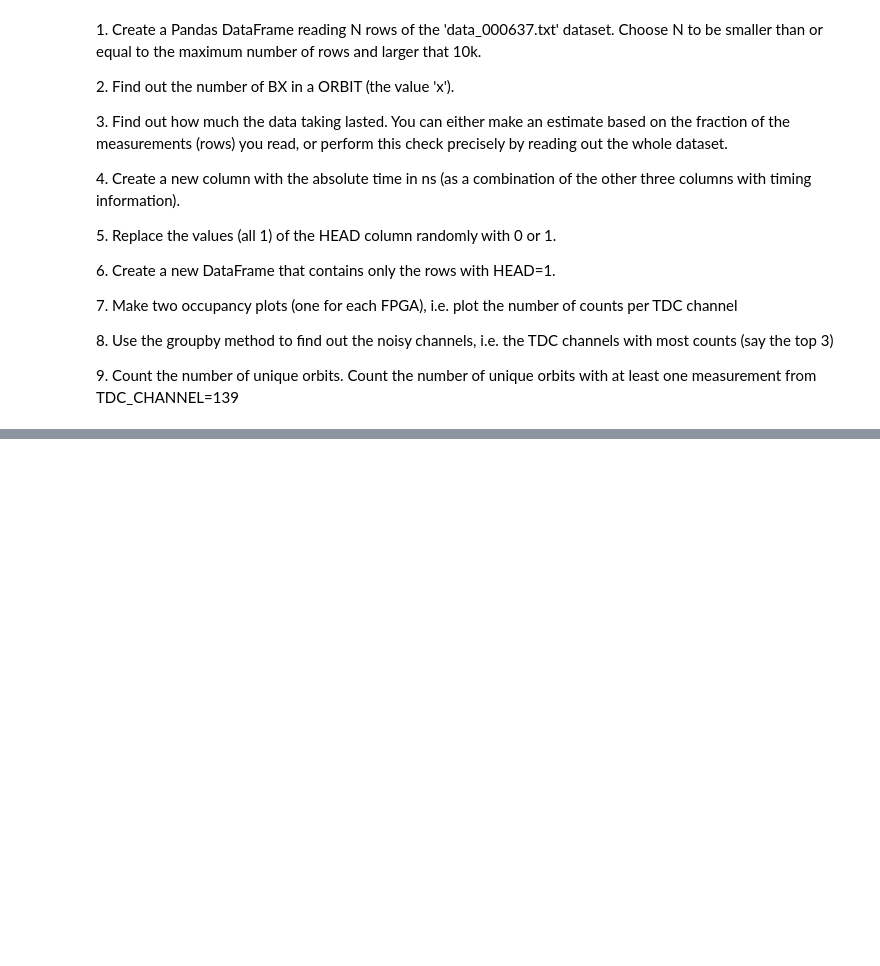
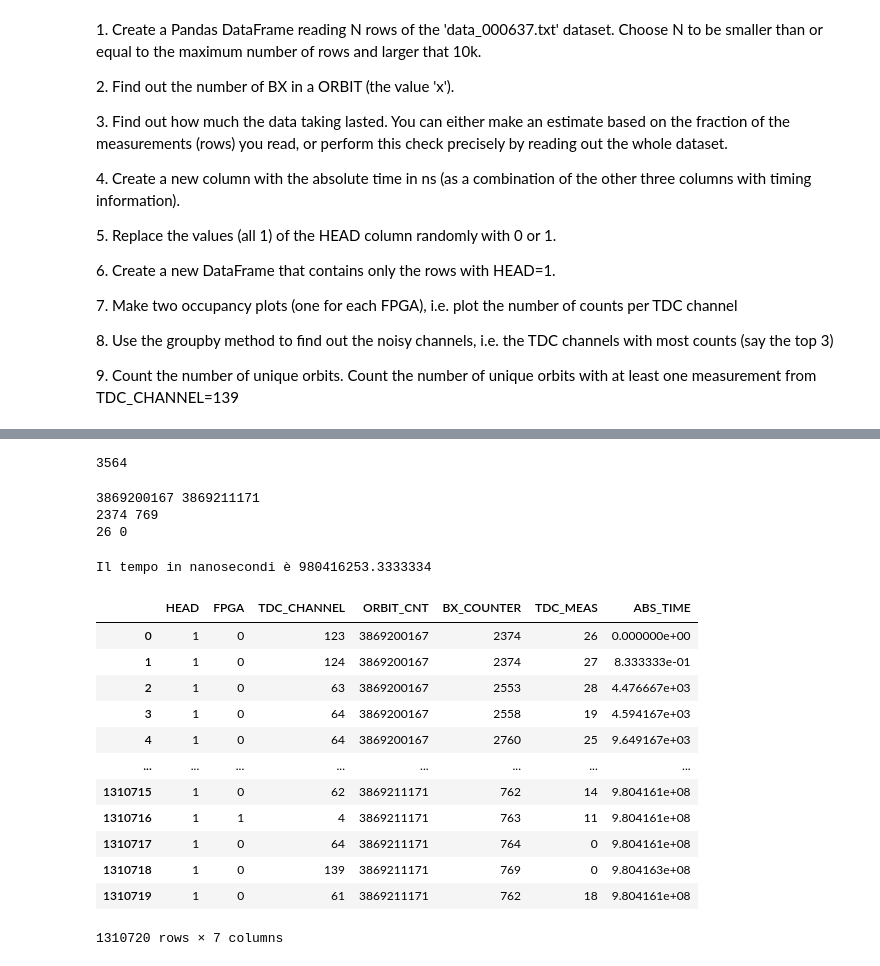
Before and after one commit to PhysicsOfData/LaboratoryOfComputationalPhysics_Y4, a Jupyter notebook: 05ex_Pandas.ipynb, the cells around one changed output, grey strips where cells are left out. Drawn from its saved outputs; the diff is of its cells as text; code cells hidden in the pictures; blank space fills up the shorter version.

```diff
--- a/05ex_Pandas.ipynb
+++ b/05ex_Pandas.ipynb
@@ -52,0 +50,9 @@ df
+# %%
+# 1)
+
+data=pd.read_csv('/home/gaetano/data/data_000637.txt', skiprows=range(1,10000))
+
+df = pd.DataFrame(data)
+
+
+df
@@ -52,0 +73,8 @@ df
+# %%
+#2)
+
+x = df.BX_COUNTER.max()+1
+
+print(x)
+# %% [output]
+3564
@@ -52,0 +85,44 @@ df
+# %%
+#3)
+minimo = df['ORBIT_CNT'].min()
+massimo = df['ORBIT_CNT'].max()
+print(minimo, massimo)
+minimo_bx = df.loc[(df['ORBIT_CNT'] == minimo), 'BX_COUNTER'].min()
+massimo_bx = df.loc[(df['ORBIT_CNT'] == massimo), 'BX_COUNTER'].max()
+print(minimo_bx, massimo_bx)
+
+minimo_tdc = df.loc[(df['BX_COUNTER'] == minimo_bx)&(df['ORBIT_CNT'] == minimo), 'TDC_MEAS'].min()
+massimo_tdc = df.loc[(df['BX_COUNTER'] == massimo_bx)&(df['ORBIT_CNT'] == massimo), 'TDC_MEAS'].max()
+
+print(minimo_tdc,massimo_tdc)
+# %% [output]
+3869200167 3869211171
+2374 769
+26 0
+# %%
+time = (massimo-minimo)*x*25-((minimo_bx)*25+minimo_tdc*(25/30))+massimo_bx*25+massimo_tdc*(25/30)
+
+print('Il tempo in nanosecondi è', time)
+# %% [output]
+Il tempo in nanosecondi è 980416253.3333334
+# %%
+#4)
+df.sort_values(by=['ORBIT_CNT', 'BX_COUNTER'])
+
+df['ABS_TIME']=pd.Series((df['ORBIT_CNT']-minimo)*x*25+(df['BX_COUNTER']-minimo_bx)*25+(df['TDC_MEAS']-minimo_tdc)*(25/30))
+
+df
+# %% [output]
+|  | HEAD | FPGA | TDC_CHANNEL | ORBIT_CNT | BX_COUNTER | TDC_MEAS | ABS_TIME |
+| 0 | 1 | 0 | 123 | 3869200167 | 2374 | 26 | 0.000000e+00 |
+| 1 | 1 | 0 | 124 | 3869200167 | 2374 | 27 | 8.333333e-01 |
+| 2 | 1 | 0 | 63 | 3869200167 | 2553 | 28 | 4.476667e+03 |
+| 3 | 1 | 0 | 64 | 3869200167 | 2558 | 19 | 4.594167e+03 |
+| 4 | 1 | 0 | 64 | 3869200167 | 2760 | 25 | 9.649167e+03 |
+| ... | ... | ... | ... | ... | ... | ... | ... |
+| 1310715 | 1 | 0 | 62 | 3869211171 | 762 | 14 | 9.804161e+08 |
+| 1310716 | 1 | 1 | 4 | 3869211171 | 763 | 11 | 9.804161e+08 |
+| 1310717 | 1 | 0 | 64 | 3869211171 | 764 | 0 | 9.804161e+08 |
+| 1310718 | 1 | 0 | 139 | 3869211171 | 769 | 0 | 9.804163e+08 |
+| 1310719 | 1 | 0 | 61 | 3869211171 | 762 | 18 | 9.804161e+08 |
+1310720 rows × 7 columns
```
Also changed, not shown: parts of 10 cells of this notebook, 3 other files.
